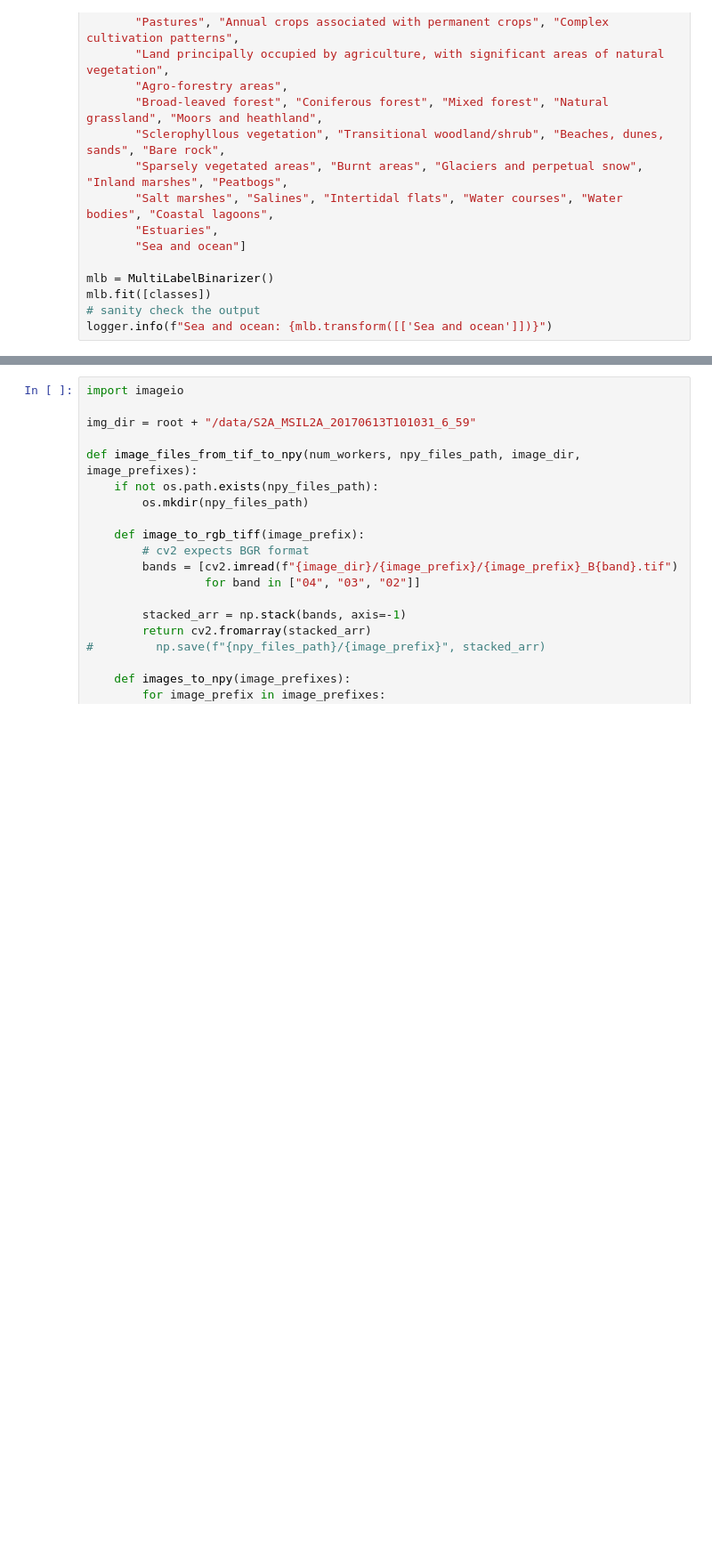
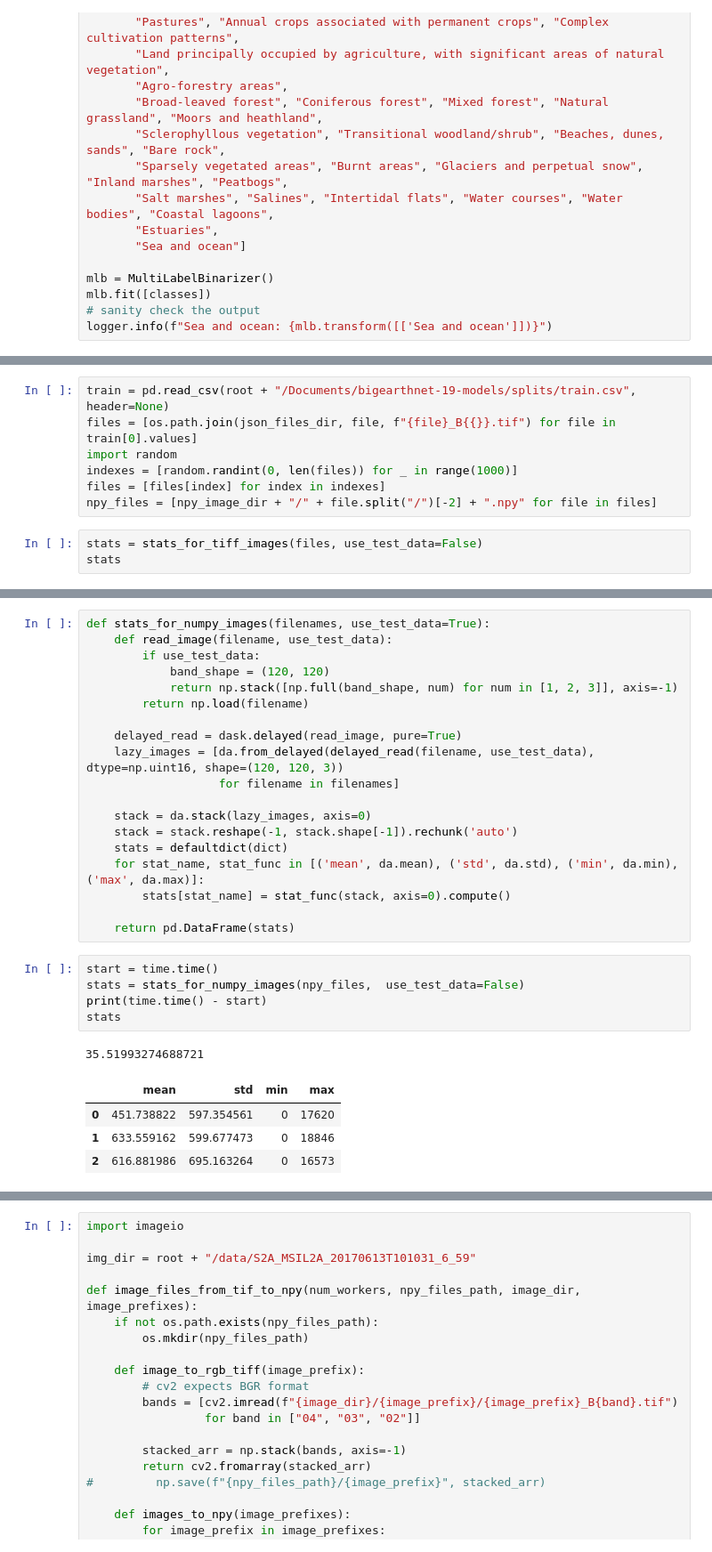
Before and after one commit to skeller88/big_earth_springboard_project, a Jupyter notebook: data_engineering/data_aggregator/aggregator_prototype.ipynb, the cells around one changed output, grey strips where cells are left out. Shown: that part at 89% size. Drawn from its saved outputs; the diff is of its cells as text; blank space fills up the shorter version.

```diff
--- a/data_engineering/data_aggregator/aggregator_prototype.ipynb
+++ b/data_engineering/data_aggregator/aggregator_prototype.ipynb
@@ -120,0 +286,10 @@ logger.info(f"Sea and ocean: {mlb.transform([['Sea and ocean']])}")
+# %%
+train = pd.read_csv(root + "/Documents/bigearthnet-19-models/splits/train.csv", header=None)
+files = [os.path.join(json_files_dir, file, f"{file}_B{{}}.tif") for file in train[0].values]
+import random
+indexes = [random.randint(0, len(files)) for _ in range(1000)]
+files = [files[index] for index in indexes]
+npy_files = [npy_image_dir + "/" + file.split("/")[-2] + ".npy" for file in files]
+# %%
+stats = stats_for_tiff_images(files, use_test_data=False)
+stats
@@ -120,0 +312,30 @@ logger.info(f"Sea and ocean: {mlb.transform([['Sea and ocean']])}")
+# %%
+def stats_for_numpy_images(filenames, use_test_data=True):
+    def read_image(filename, use_test_data):
+        if use_test_data:
+            band_shape = (120, 120)
+            return np.stack([np.full(band_shape, num) for num in [1, 2, 3]], axis=-1)
+        return np.load(filename)
+
+    delayed_read = dask.delayed(read_image, pure=True)
+    lazy_images = [da.from_delayed(delayed_read(filename, use_test_data), dtype=np.uint16, shape=(120, 120, 3))
+                   for filename in filenames]
+
+    stack = da.stack(lazy_images, axis=0)
+    stack = stack.reshape(-1, stack.shape[-1]).rechunk('auto')
+    stats = defaultdict(dict)
+    for stat_name, stat_func in [('mean', da.mean), ('std', da.std), ('min', da.min), ('max', da.max)]:
+        stats[stat_name] = stat_func(stack, axis=0).compute()
+
+    return pd.DataFrame(stats)
+# %%
+start = time.time()
+stats = stats_for_numpy_images(npy_files,  use_test_data=False)
+print(time.time() - start)
+stats
+# %% [output]
+35.51993274688721
+|  | mean | std | min | max |
+| 0 | 451.738822 | 597.354561 | 0 | 17620 |
+| 1 | 633.559162 | 599.677473 | 0 | 18846 |
+| 2 | 616.881986 | 695.163264 | 0 | 16573 |
```
Also changed, not shown: parts of 26 cells of this notebook, 20 other files.
